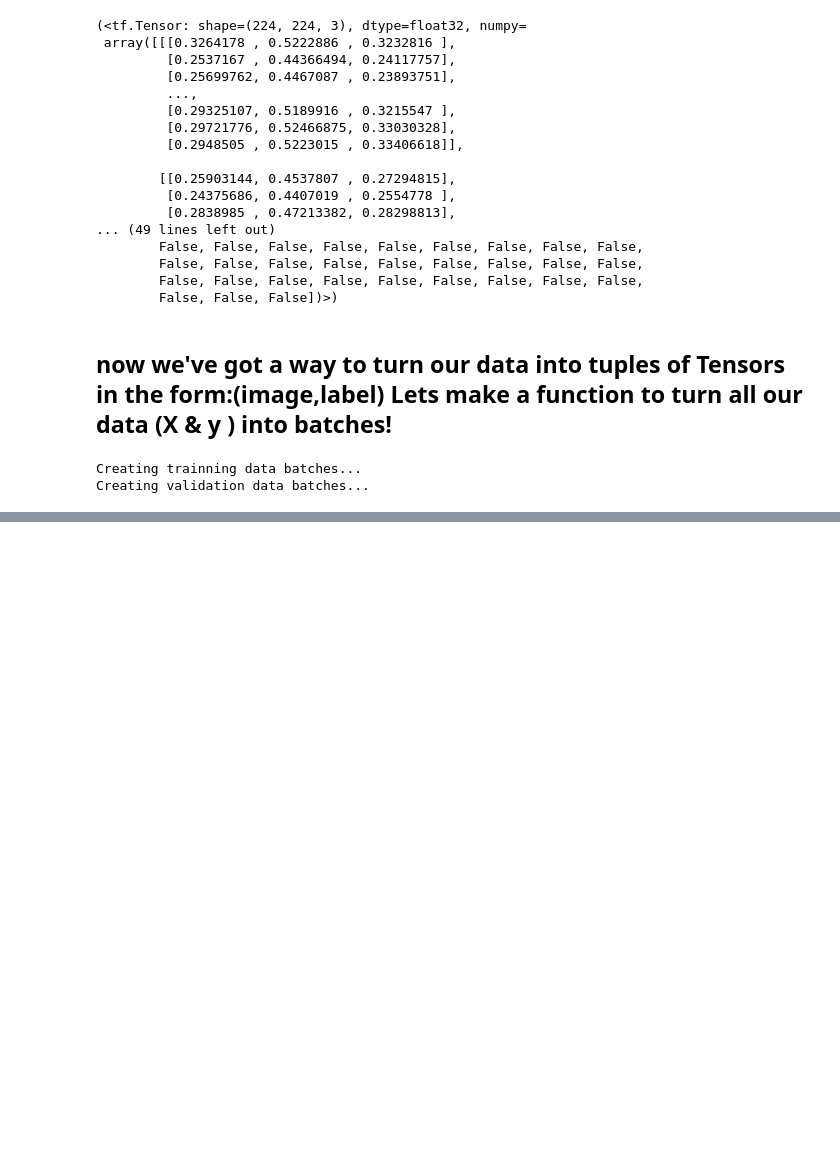
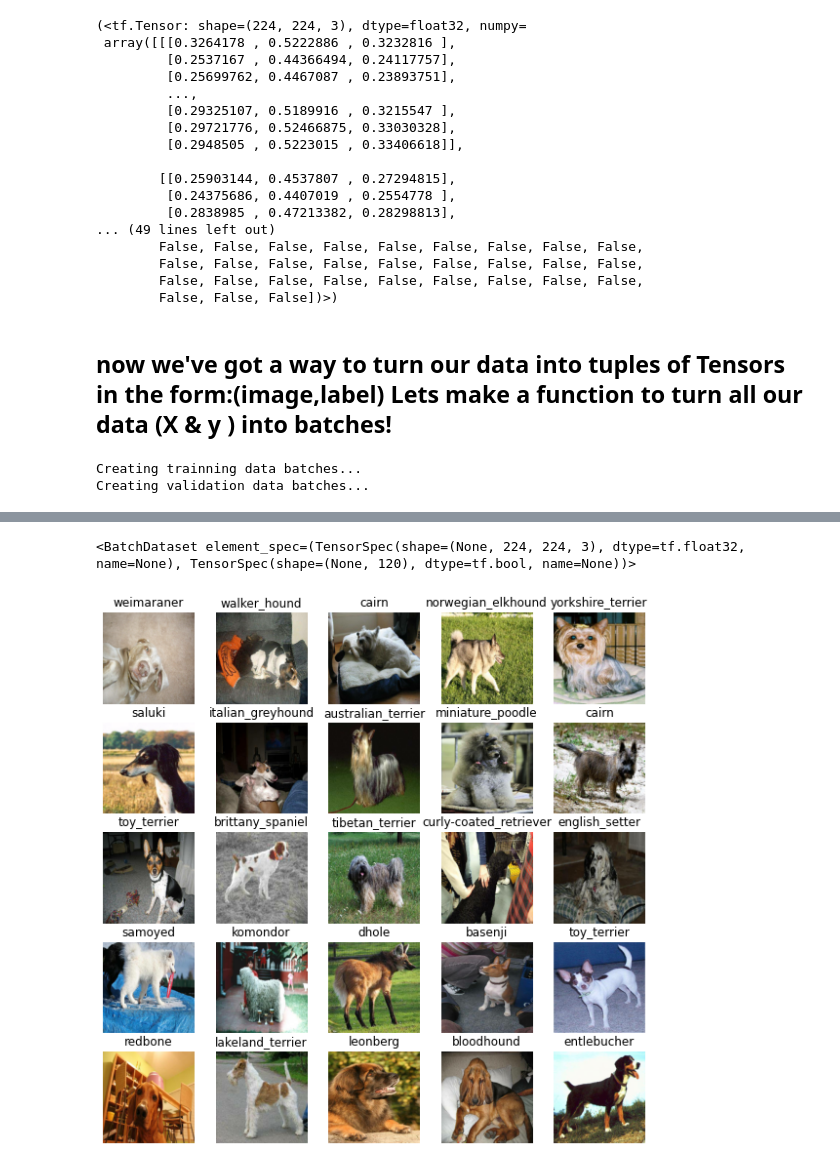
Before and after one commit to MANISH-KUMAR-CODES/Dog-classification-Deep-learning-project, a Jupyter notebook: Dog_classification_Deep_learning_project_.ipynb, the cells around one changed output, grey strips where cells are left out. Cells and saved outputs as stored; diff of their text form; code cells hidden in the pictures; blank space fills up the shorter version.

```diff
--- a/Dog_classification_Deep_learning_project_.ipynb
+++ b/Dog_classification_Deep_learning_project_.ipynb
@@ -461,0 +474,30 @@ Creating validation data batches...
+# %%
+import matplotlib.pyplot as plt
+
+# Create a function for viewing images in data batches:
+def show_25_images(images,labels):
+  """
+  Display a plot of 25 images and their labes from a data batch
+  """
+  # setup the figure
+  plt.figure(figsize = (10,10))
+  # loop through 25 ( for dispaying 25 images)
+  for i in range(25):
+     # Create subplots (5 rows,5 columns)
+     ax = plt.subplot(5,5,i+1)
+     # Display an image
+     plt.imshow(images[i])
+     # Add the image labels as title
+     plt.title(unique_breed[labels[i].argmax()])
+     # turn the grid lines off
+     plt.axis("off")
+# %%
+train_data
+# %% [output]
+<BatchDataset element_spec=(TensorSpec(shape=(None, 224, 224, 3), dtype=tf.float32, name=None), TensorSpec(shape=(None, 120), dtype=tf.bool, name=None))>
+# %%
+# now lets visualize the data in our trainning batch
+train_images,train_labels = next(train_data.as_numpy_iterator())
+show_25_images(train_images,train_labels)
+# %% [output]
+[figure, added]
```
Also changed, not shown: parts of 5 cells of this notebook.
